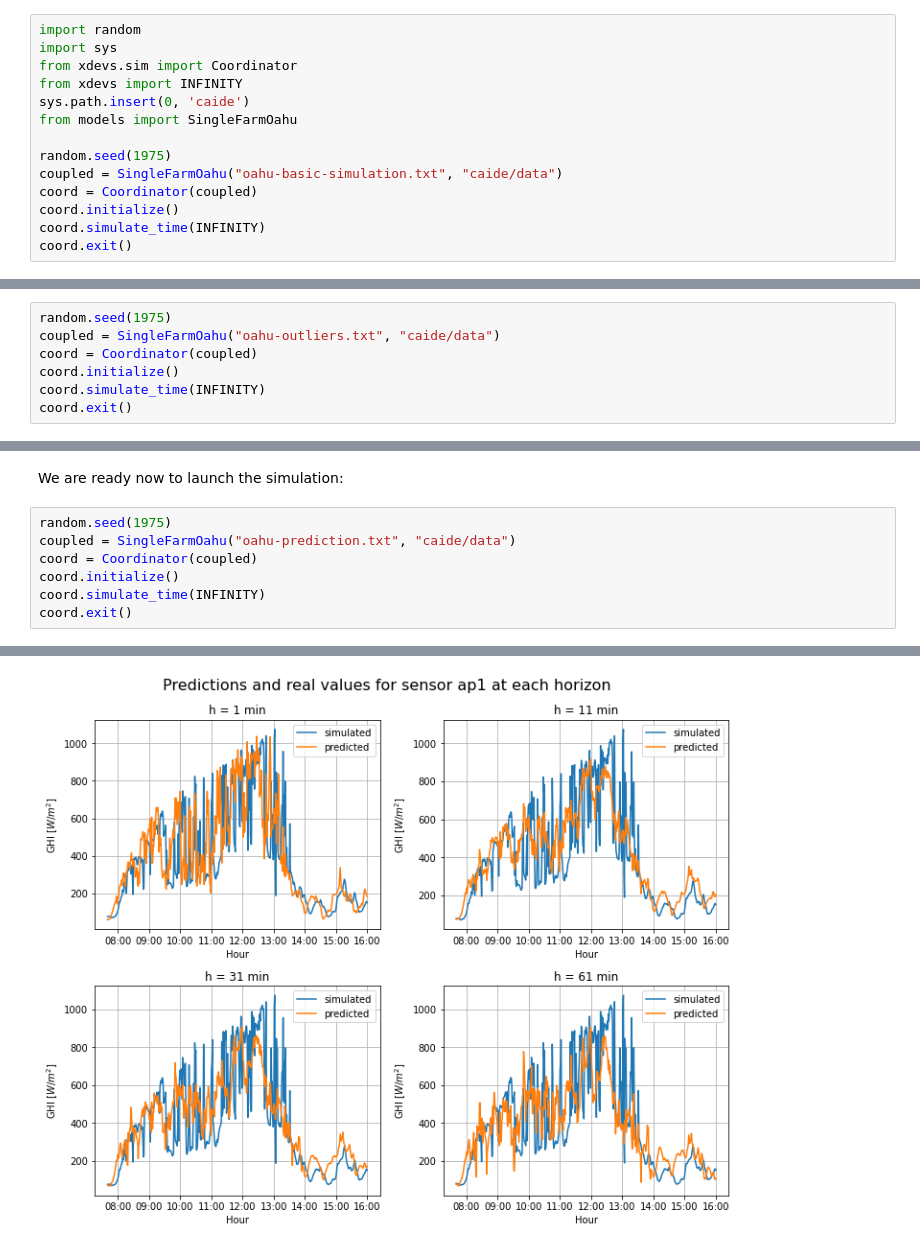
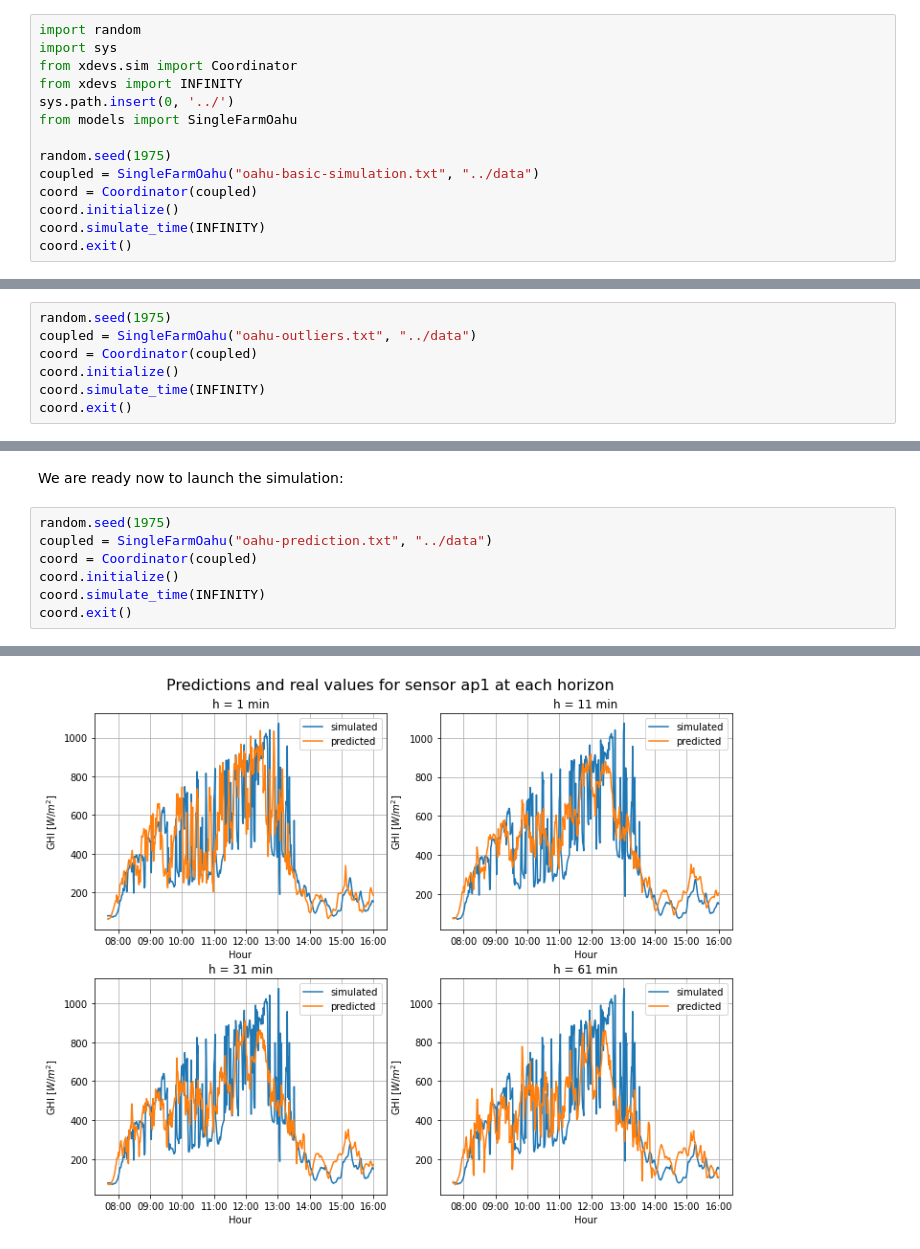
Before and after one commit to jlrisco/caide, a Jupyter notebook: notebooks/caide-use_cases.ipynb, the cells around one changed output, grey strips where cells are left out. Saved outputs shown, nothing was run; the diff lists cells and outputs as text.

```diff
--- a/notebooks/caide-use_cases.ipynb
+++ b/notebooks/caide-use_cases.ipynb
@@ -41,11 +16,11 @@ import random
 import sys
 from xdevs.sim import Coordinator
 from xdevs import INFINITY
-sys.path.insert(0, 'caide')
+sys.path.insert(0, '../')
 from models import SingleFarmOahu
 
 random.seed(1975)
-coupled = SingleFarmOahu("oahu-basic-simulation.txt", "caide/data")
+coupled = SingleFarmOahu("oahu-basic-simulation.txt", "../data")
 coord = Coordinator(coupled)
 coord.initialize()
 coord.simulate_time(INFINITY)
@@ -69,7 +65,7 @@ Writing caide/data/input/simulations/oahu-outliers.txt
 We must run another simulation to detect and fix outliers:
 # %%
 random.seed(1975)
-coupled = SingleFarmOahu("oahu-outliers.txt", "caide/data")
+coupled = SingleFarmOahu("oahu-outliers.txt", "../data")
 coord = Coordinator(coupled)
 coord.initialize()
 coord.simulate_time(INFINITY)
@@ -118,7 +103,7 @@ Writing caide/data/input/simulations/oahu-prediction.txt
 We are ready now to launch the simulation:
 # %%
 random.seed(1975)
-coupled = SingleFarmOahu("oahu-prediction.txt", "caide/data")
+coupled = SingleFarmOahu("oahu-prediction.txt", "../data")
 coord = Coordinator(coupled)
 coord.initialize()
 coord.simulate_time(INFINITY)
@@ -140 +125 @@ Prediction successful! it took 00:00:20 in total
-[figure, old version]
+[figure, new version]
```
Also changed, not shown: parts of 11 cells of this notebook, 6 other files.
